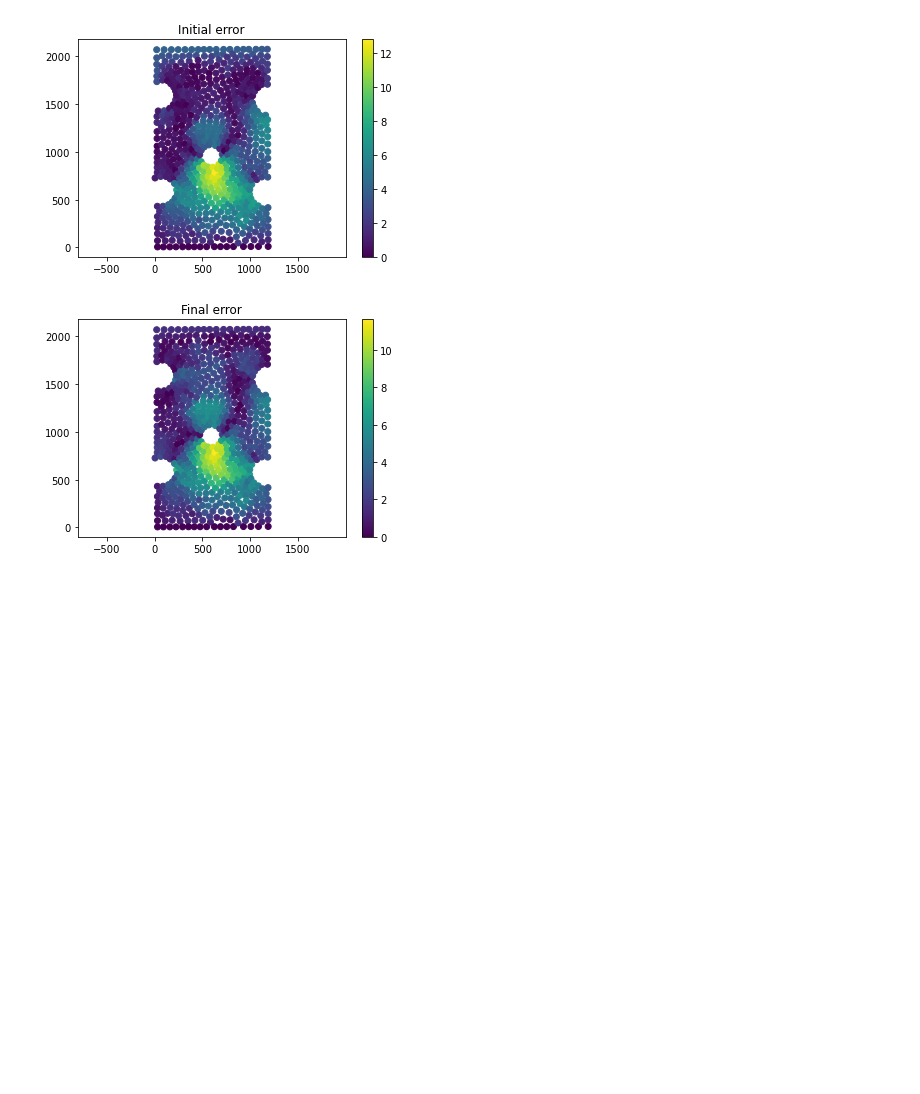
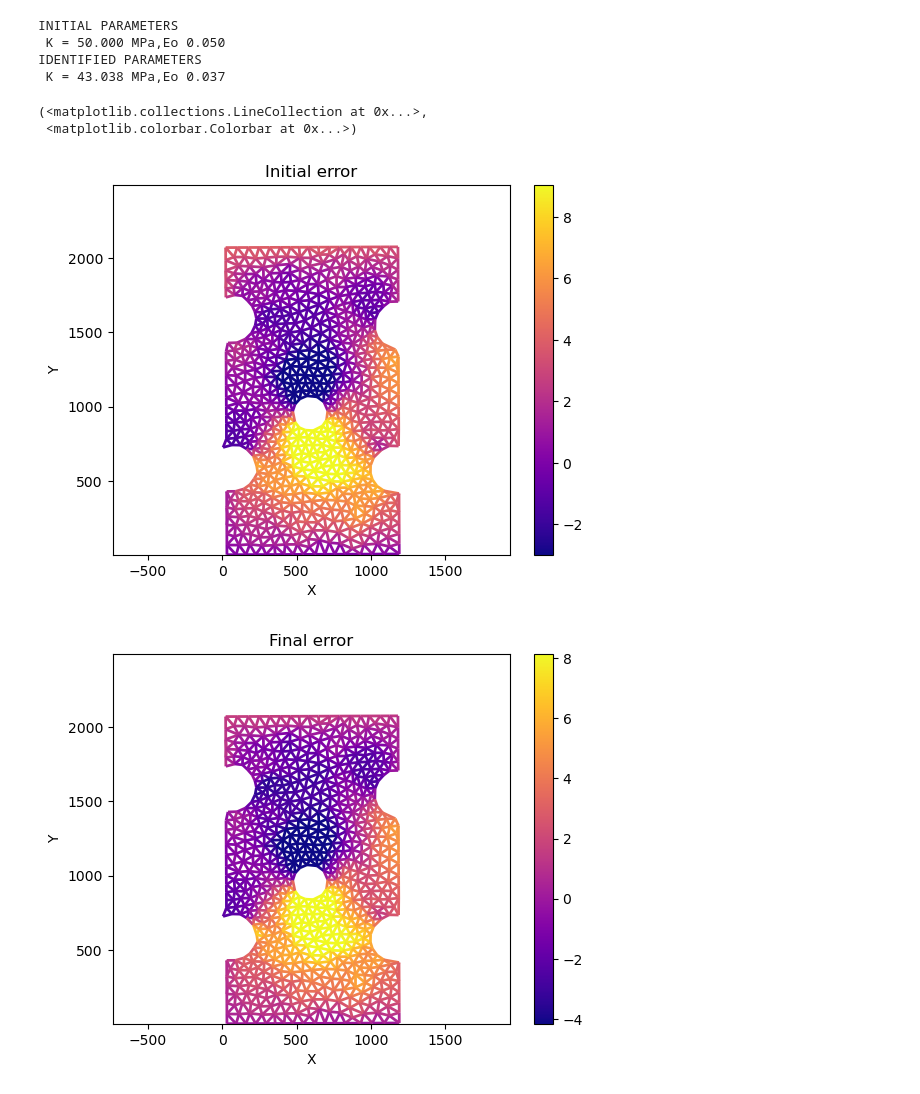
Before and after one commit to jrethore/cism_2025, a Jupyter notebook: FEMU/FEMU_from_DIC.ipynb, the cells around one changed output. Cells and saved outputs as stored; diff of their text form; code cells hidden in the pictures; blank space fills up the shorter version.

```diff
--- a/FEMU/FEMU_from_DIC.ipynb
+++ b/FEMU/FEMU_from_DIC.ipynb
@@ -220,20 +173,22 @@ IDENTIFIED PARAMETERS
+# %%
+
+print('INITIAL PARAMETERS\n K = %5.3f MPa,Eo %5.3f' %  (Kini*1.e-6,Eoini ))
+print('IDENTIFIED PARAMETERS\n K = %5.3f MPa,Eo %5.3f' %  (Kini*P[0]*1.e-6,Eoini*P[1] ))
+# %% [output]
+INITIAL PARAMETERS
+ K = 50.000 MPa,Eo 0.050
+IDENTIFIED PARAMETERS
+ K = 43.038 MPa,Eo 0.037
 # %%
-ff=plt.figure()
-plt.scatter(X[:,0],X[:,1],c=np.abs(Uini[Nnodes::]-Uref[Nnodes::]))
-plt.colorbar()
-plt.title('Initial error')
-plt.axis('equal');
-
-ff=plt.figure()
-plt.scatter(X[:,0],X[:,1],c=np.abs(U[Nnodes::]-Uref[Nnodes::]))
-plt.colorbar()
-plt.title('Final error')
-plt.axis('equal');
-
-np.savez('femu-from-dic',U=U,mat=model.material)
+fig, ax = plt.subplots()
+model.show_field(fig, ax,Uini[Nnodes::]-Uref[Nnodes::], name = "Initial error")
+fig, ax = plt.subplots()
+model.show_field(fig, ax,U[Nnodes::]-Uref[Nnodes::], name = "Final error")
 # %% [output]
+(<matplotlib.collections.LineCollection at 0x...>,
+ <matplotlib.colorbar.Colorbar at 0x...>)
-[figure, old version]
+[figure, new version]
-[figure, old version]
+[figure, new version]
 # %%
 E=B.dot(Uref)
 ddi=np.load('../DDI/ddi-from-dic.npz')
```
Also changed, not shown: parts of 4 cells of this notebook, 7 other files.
